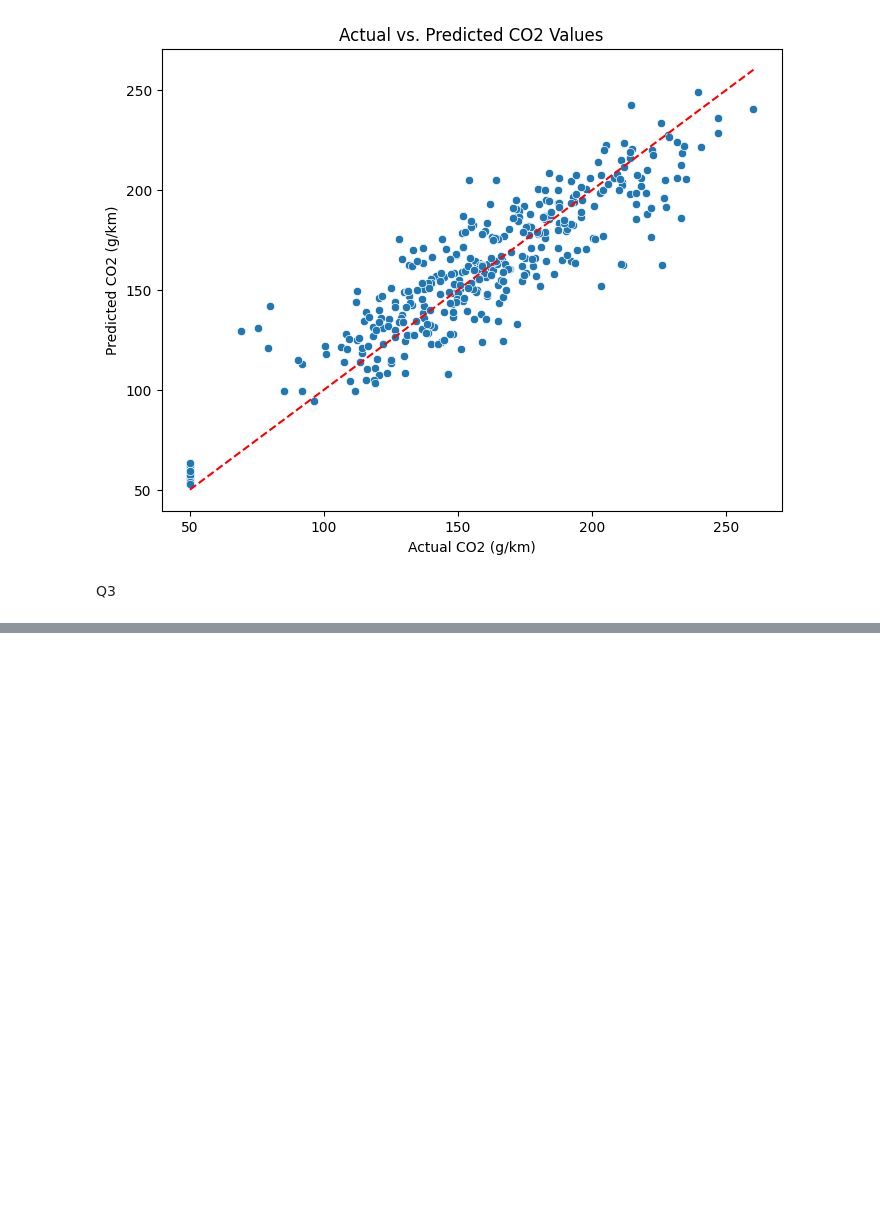
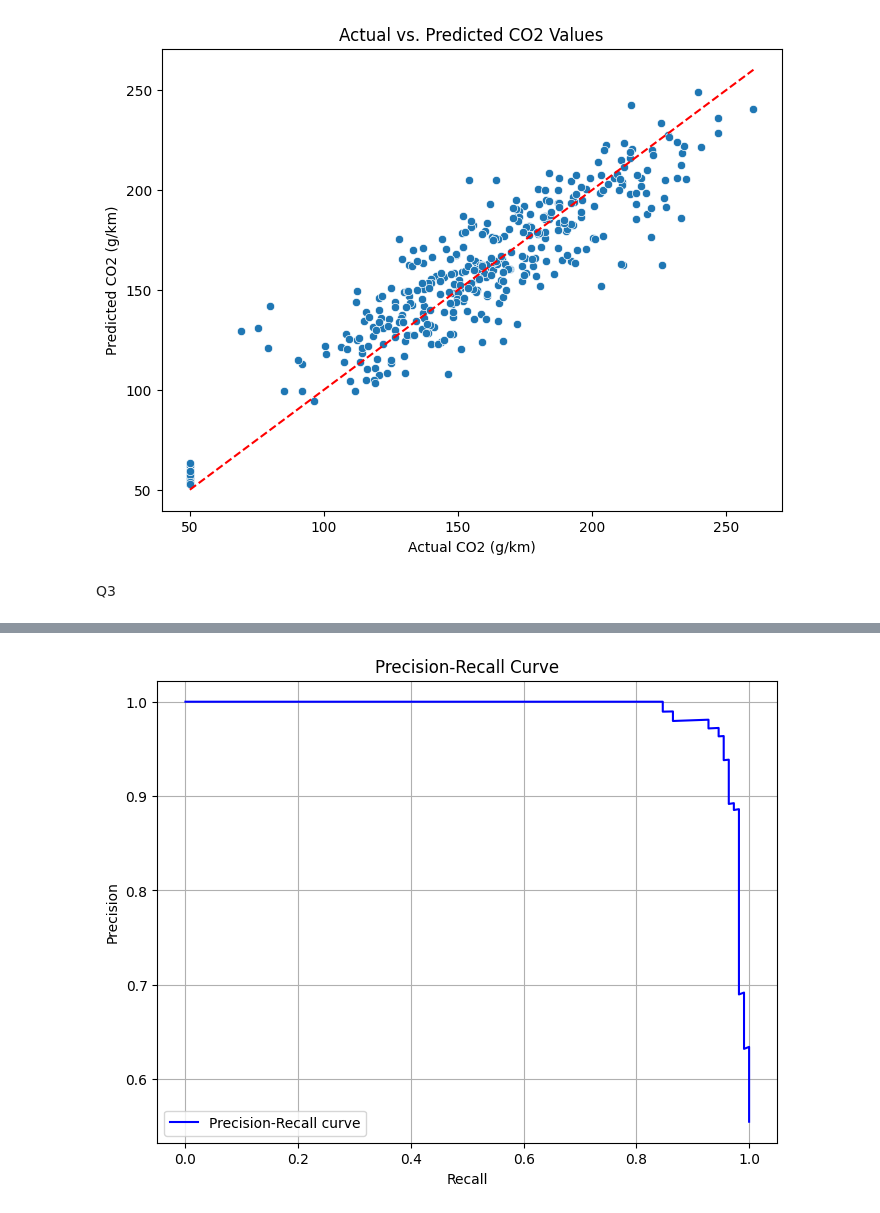
Before and after one commit to Rayr07/ML-lab, a Jupyter notebook: Lab4.ipynb, the cells around one changed output, grey strips where cells are left out. Cells and saved outputs as stored; diff of their text form; code cells hidden in the pictures; blank space fills up the shorter version.

```diff
--- a/Lab4.ipynb
+++ b/Lab4.ipynb
@@ -377,0 +590,21 @@ Q3
+# %%
+from sklearn.metrics import precision_recall_curve
+import matplotlib.pyplot as plt
+
+# Calculate the predicted probabilities for the positive class
+y_pred_proba = log_reg_model.predict_proba(X_test)[:, 1]
+
+# Compute precision, recall, and thresholds
+precision, recall, thresholds = precision_recall_curve(y_test, y_pred_proba)
+
+# Plot the Precision-Recall curve
+plt.figure(figsize=(8, 6))
+plt.plot(recall, precision, color='b', label='Precision-Recall curve')
+plt.xlabel('Recall')
+plt.ylabel('Precision')
+plt.title('Precision-Recall Curve')
+plt.grid(True)
+plt.legend(loc='lower left')
+plt.show()
+# %% [output]
+[figure, added]
```
Also changed, not shown: parts of 12 cells of this notebook.
